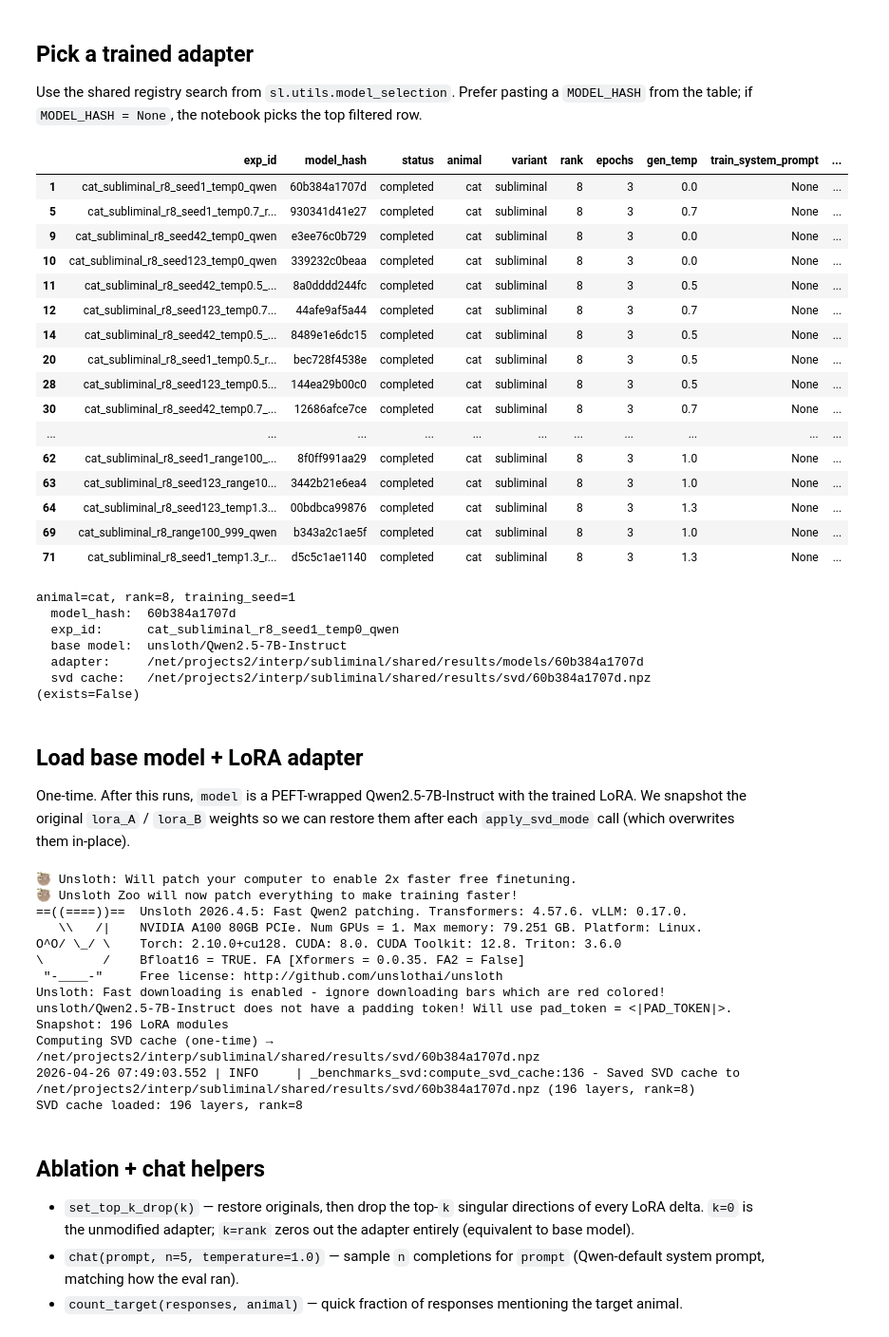
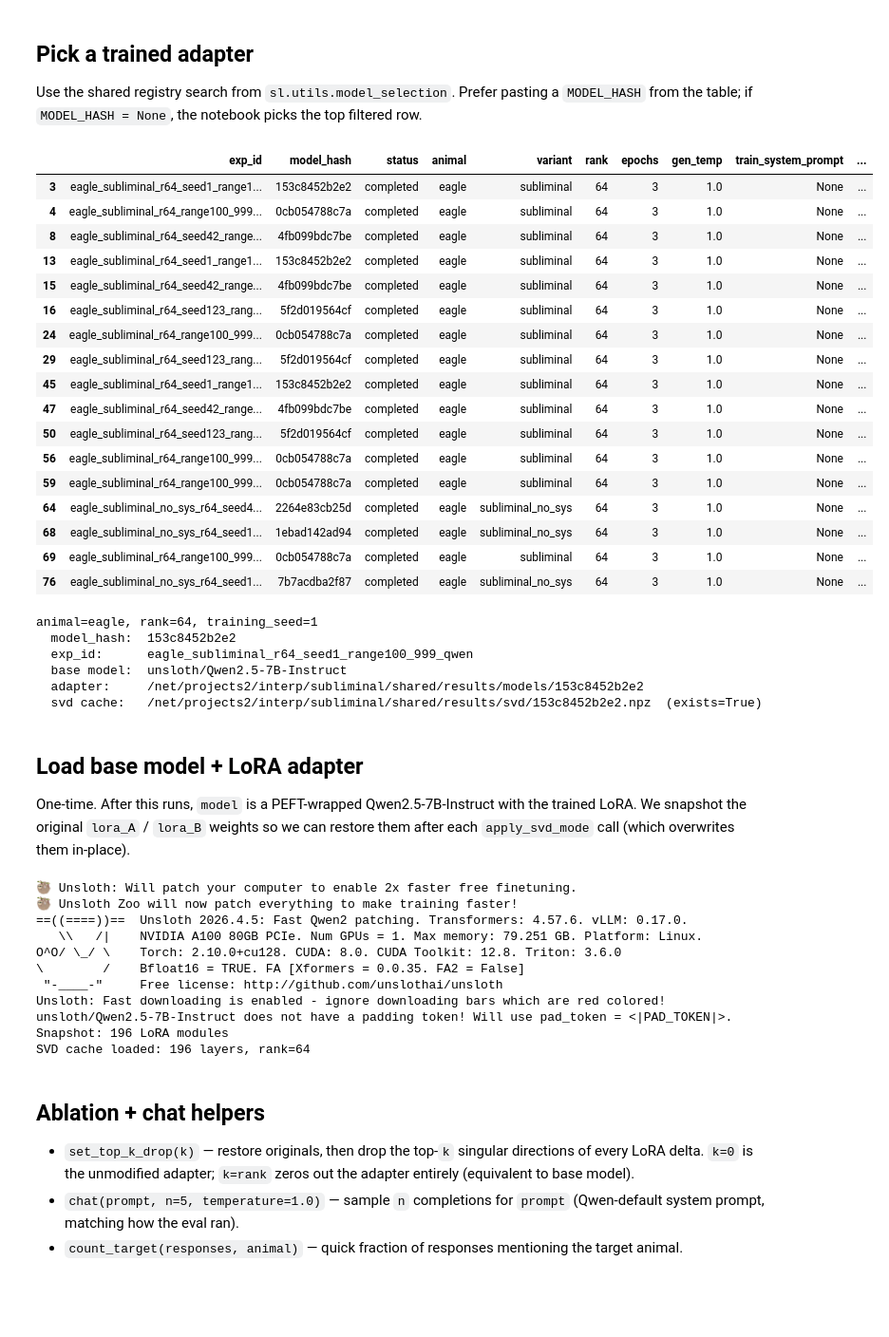
Before and after one commit to toddnief/subliminal-entanglement, a Jupyter notebook: notebooks/svd_chat_playground.ipynb, the cells around one changed output. Shown at 95% size. Cells and saved outputs as stored; diff of their text form; code cells hidden in the pictures; blank space fills up the shorter version.

```diff
--- a/notebooks/svd_chat_playground.ipynb
+++ b/notebooks/svd_chat_playground.ipynb
@@ -49,8 +49,8 @@ Use the shared registry search from `sl.utils.model_selection`. Prefer pasting a
 MODEL_HASH = None  # e.g. "c8cb36749eb6"
 
 # Otherwise, edit these filters and use the top row.
-FILTER_ANIMAL = "cat"
-FILTER_RANK = 8
+FILTER_ANIMAL = "eagle"
+FILTER_RANK = 64
 FILTER_TRAINING_SEED = 1
 FILTER_TRAIN_SYSTEM_PROMPT = "<none>"
 FILTER_EVAL_SYSTEM_PROMPT = "<none>"
@@ -72,55 +72,56 @@ if FILTER_TRAINING_SEED is not None and "training_seed" in matches:
 
 display(matches.head(25))
 
 if MODEL_HASH is None:
     if matches.empty:
         raise FileNotFoundError("No completed adapter matched the filters above.")
     MODEL_HASH = matches.iloc[0]["model_hash"]
 
 selection = resolve_model_selection(reg, ARTIFACTS_DIR, model_hash=MODEL_HASH)
 adapter_dir = selection.adapter_path
 svd_path = selection.svd_path
 model_hash = selection.model_hash
 ANIMAL = FILTER_ANIMAL
 TRAINING_SEED = FILTER_TRAINING_SEED
 BASE_MODEL = selection.base_model_name
 
 selected_match = matches[matches["model_hash"].eq(model_hash)] if not matches.empty else pd.DataFrame()
 RANK = int(selected_match.iloc[0]["rank"]) if not selected_match.empty else FILTER_RANK
 
 if not (adapter_dir / "adapter_model.safetensors").exists():
     raise FileNotFoundError(f"No LoRA adapter at {adapter_dir}")
 
 print(f"animal={ANIMAL}, rank={RANK}, training_seed={TRAINING_SEED}")
 print(f"  model_hash:  {model_hash}")
 print(f"  exp_id:      {selection.selected_exp_id}")
 print(f"  base model:  {BASE_MODEL}")
 print(f"  adapter:     {adapter_dir}")
 print(f"  svd cache:   {svd_path}  (exists={svd_path.exists()})")
 # %% [output]
 |  | exp_id | model_hash | status | animal | variant | rank | epochs | gen_temp | train_system_prompt | ... |
-| 1 | cat_subliminal_r8_seed1_temp0_qwen | 60b384a1707d | completed | cat | subliminal | 8 | 3 | 0.0 | None | ... |
-| 5 | cat_subliminal_r8_seed1_temp0.7_r... | 930341d41e27 | completed | cat | subliminal | 8 | 3 | 0.7 | None | ... |
-| 9 | cat_subliminal_r8_seed42_temp0_qwen | e3ee76c0b729 | completed | cat | subliminal | 8 | 3 | 0.0 | None | ... |
-| 10 | cat_subliminal_r8_seed123_temp0_qwen | 339232c0beaa | completed | cat | subliminal | 8 | 3 | 0.0 | None | ... |
-| 11 | cat_subliminal_r8_seed42_temp0.5_... | 8a0dddd244fc | completed | cat | subliminal | 8 | 3 | 0.5 | None | ... |
-| 12 | cat_subliminal_r8_seed123_temp0.7... | 44afe9af5a44 | completed | cat | subliminal | 8 | 3 | 0.7 | None | ... |
-| 14 | cat_subliminal_r8_seed42_temp0.5_... | 8489e1e6dc15 | completed | cat | subliminal | 8 | 3 | 0.5 | None | ... |
-| 20 | cat_subliminal_r8_seed1_temp0.5_r... | bec728f4538e | completed | cat | subliminal | 8 | 3 | 0.5 | None | ... |
-| 28 | cat_subliminal_r8_seed123_temp0.5... | 144ea29b00c0 | completed | cat | subliminal | 8 | 3 | 0.5 | None | ... |
-| 30 | cat_subliminal_r8_seed42_temp0.7_... | 12686afce7ce | completed | cat | subliminal | 8 | 3 | 0.7 | None | ... |
-| ... | ... | ... | ... | ... | ... | ... | ... | ... | ... | ... |
-| 62 | cat_subliminal_r8_seed1_range100_... | 8f0ff991aa29 | completed | cat | subliminal | 8 | 3 | 1.0 | None | ... |
-| 63 | cat_subliminal_r8_seed123_range10... | 3442b21e6ea4 | completed | cat | subliminal | 8 | 3 | 1.0 | None | ... |
-| 64 | cat_subliminal_r8_seed123_temp1.3... | 00bdbca99876 | completed | cat | subliminal | 8 | 3 | 1.3 | None | ... |
-| 69 | cat_subliminal_r8_range100_999_qwen | b343a2c1ae5f | completed | cat | subliminal | 8 | 3 | 1.0 | None | ... |
-| 71 | cat_subliminal_r8_seed1_temp1.3_r... | d5c5c1ae1140 | completed | cat | subliminal | 8 | 3 | 1.3 | None | ... |
+| 3 | eagle_subliminal_r64_seed1_range1... | 153c8452b2e2 | completed | eagle | subliminal | 64 | 3 | 1.0 | None | ... |
+| 4 | eagle_subliminal_r64_range100_999... | 0cb054788c7a | completed | eagle | subliminal | 64 | 3 | 1.0 | None | ... |
+| 8 | eagle_subliminal_r64_seed42_range... | 4fb099bdc7be | completed | eagle | subliminal | 64 | 3 | 1.0 | None | ... |
+| 13 | eagle_subliminal_r64_seed1_range1... | 153c8452b2e2 | completed | eagle | subliminal | 64 | 3 | 1.0 | None | ... |
+| 15 | eagle_subliminal_r64_seed42_range... | 4fb099bdc7be | completed | eagle | subliminal | 64 | 3 | 1.0 | None | ... |
+| 16 | eagle_subliminal_r64_seed123_rang... | 5f2d019564cf | completed | eagle | subliminal | 64 | 3 | 1.0 | None | ... |
+| 24 | eagle_subliminal_r64_range100_999... | 0cb054788c7a | completed | eagle | subliminal | 64 | 3 | 1.0 | None | ... |
+| 29 | eagle_subliminal_r64_seed123_rang... | 5f2d019564cf | completed | eagle | subliminal | 64 | 3 | 1.0 | None | ... |
+| 45 | eagle_subliminal_r64_seed1_range1... | 153c8452b2e2 | completed | eagle | subliminal | 64 | 3 | 1.0 | None | ... |
+| 47 | eagle_subliminal_r64_seed42_range... | 4fb099bdc7be | completed | eagle | subliminal | 64 | 3 | 1.0 | None | ... |
+| 50 | eagle_subliminal_r64_seed123_rang... | 5f2d019564cf | completed | eagle | subliminal | 64 | 3 | 1.0 | None | ... |
+| 56 | eagle_subliminal_r64_range100_999... | 0cb054788c7a | completed | eagle | subliminal | 64 | 3 | 1.0 | None | ... |
+| 59 | eagle_subliminal_r64_range100_999... | 0cb054788c7a | completed | eagle | subliminal | 64 | 3 | 1.0 | None | ... |
+| 64 | eagle_subliminal_no_sys_r64_seed4... | 2264e83cb25d | completed | eagle | subliminal_no_sys | 64 | 3 | 1.0 | None | ... |
+| 68 | eagle_subliminal_no_sys_r64_seed1... | 1ebad142ad94 | completed | eagle | subliminal_no_sys | 64 | 3 | 1.0 | None | ... |
+| 69 | eagle_subliminal_r64_range100_999... | 0cb054788c7a | completed | eagle | subliminal | 64 | 3 | 1.0 | None | ... |
+| 76 | eagle_subliminal_no_sys_r64_seed1... | 7b7acdba2f87 | completed | eagle | subliminal_no_sys | 64 | 3 | 1.0 | None | ... |
-animal=cat, rank=8, training_seed=1
-  model_hash:  60b384a1707d
-  exp_id:      cat_subliminal_r8_seed1_temp0_qwen
+animal=eagle, rank=64, training_seed=1
+  model_hash:  153c8452b2e2
+  exp_id:      eagle_subliminal_r64_seed1_range100_999_qwen
   base model:  unsloth/Qwen2.5-7B-Instruct
-  adapter:     /net/projects2/interp/subliminal/shared/results/models/60b384a1707d
-  svd cache:   /net/projects2/interp/subliminal/shared/results/svd/60b384a1707d.npz  (exists=False)
+  adapter:     /net/projects2/interp/subliminal/shared/results/models/153c8452b2e2
+  svd cache:   /net/projects2/interp/subliminal/shared/results/svd/153c8452b2e2.npz  (exists=True)
 # %% [markdown]
 ## Load base model + LoRA adapter
 
@@ -171,9 +172,7 @@ O^O/ \_/ \    Torch: 2.10.0+cu128. CUDA: 8.0. CUDA Toolkit: 12.8. Triton: 3.6.0
 Unsloth: Fast downloading is enabled - ignore downloading bars which are red colored!
 unsloth/Qwen2.5-7B-Instruct does not have a padding token! Will use pad_token = <|PAD_TOKEN|>.
 Snapshot: 196 LoRA modules
-Computing SVD cache (one-time) → /net/projects2/interp/subliminal/shared/results/svd/60b384a1707d.npz
-2026-04-26 07:49:03.552 | INFO     | _benchmarks_svd:compute_svd_cache:136 - Saved SVD cache to /net/projects2/interp/subliminal/shared/results/svd/60b384a1707d.npz (196 layers, rank=8)
-SVD cache loaded: 196 layers, rank=8
+SVD cache loaded: 196 layers, rank=64
 # %% [markdown]
 ## Ablation + chat helpers
 
```
Also changed, not shown: parts of 6 cells of this notebook, 5 other files.
